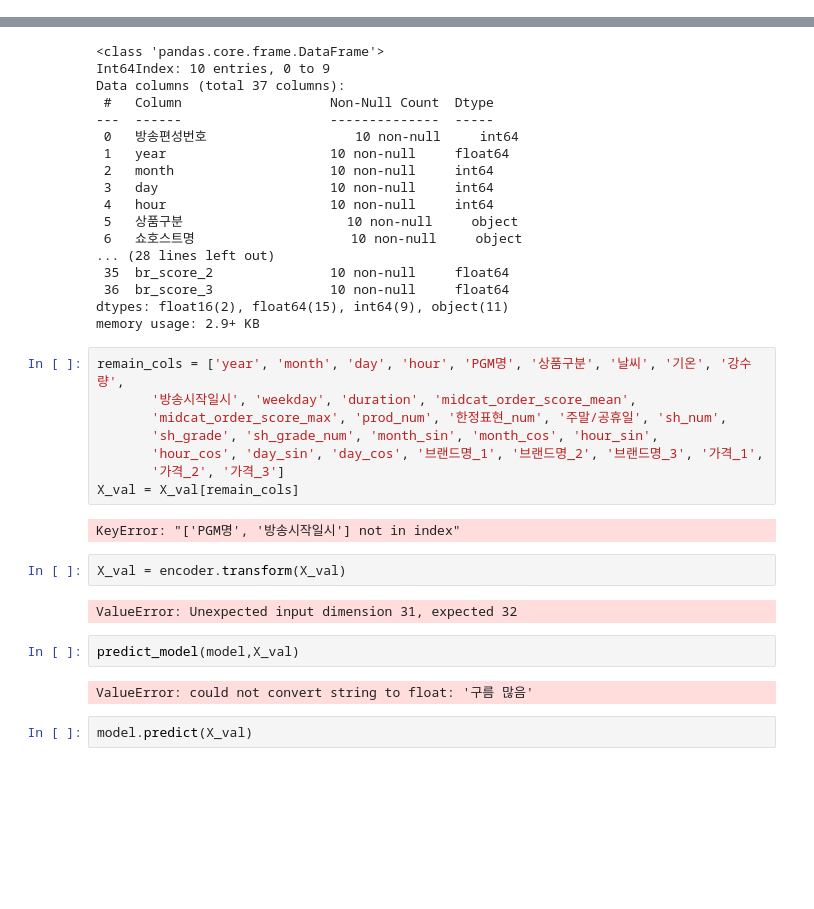
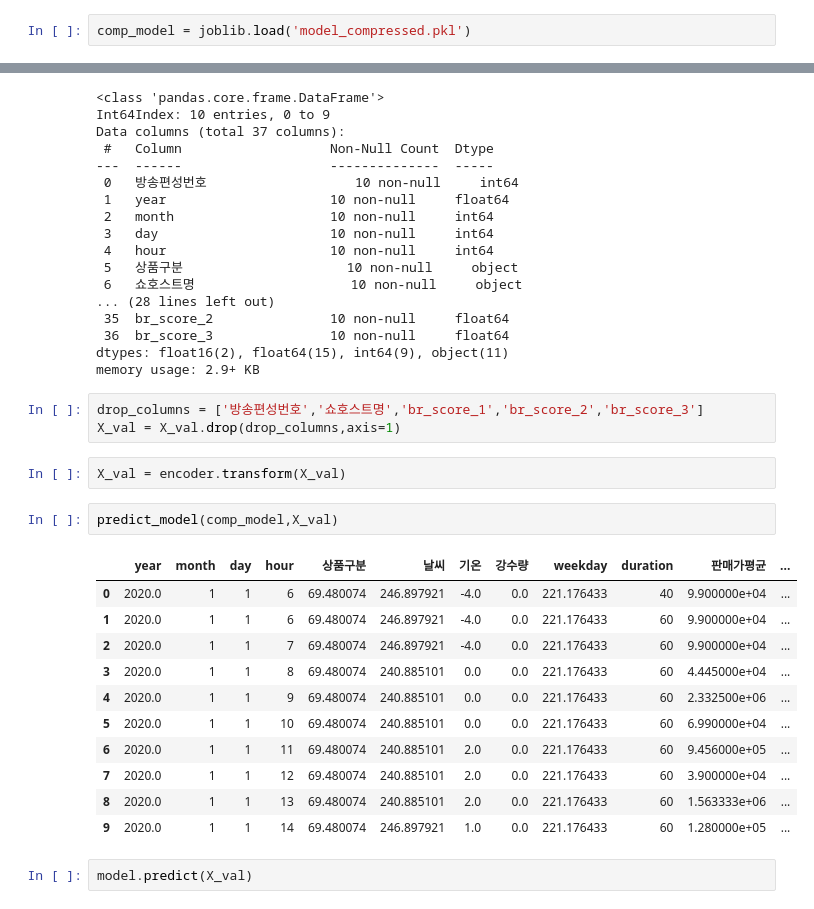
Before and after one commit to beomso0/predict_call, a Jupyter notebook: jh_caret/test.ipynb, the cells around one changed output, grey strips where cells are left out. Saved outputs shown, nothing was run; the diff lists cells and outputs as text; blank space fills up the shorter version.

Commit message:
model added

```diff
--- a/jh_caret/test.ipynb
+++ b/jh_caret/test.ipynb
@@ -9,3 +13,5 @@ encoder = joblib.load('0214_encoder.pkl')
+# %%
+comp_model = joblib.load('model_compressed.pkl')
 # %%
 val = data.iloc[:10]
 X_val = val.drop('approx_in_show_call',axis=1)
@@ -35,24 +36,25 @@ Data columns (total 37 columns):
  36  br_score_3               10 non-null     float64
 dtypes: float16(2), float64(15), int64(9), object(11)
 memory usage: 2.9+ KB
-# %%
-remain_cols = ['year', 'month', 'day', 'hour', 'PGM명', '상품구분', '날씨', '기온', '강수량',
-       '방송시작일시', 'weekday', 'duration', 'midcat_order_score_mean',
-       'midcat_order_score_max', 'prod_num', '한정표현_num', '주말/공휴일', 'sh_num',
-       'sh_grade', 'sh_grade_num', 'month_sin', 'month_cos', 'hour_sin',
-       'hour_cos', 'day_sin', 'day_cos', '브랜드명_1', '브랜드명_2', '브랜드명_3', '가격_1',
-       '가격_2', '가격_3']
-X_val = X_val[remain_cols]
-# %% [output]
-KeyError: "['PGM명', '방송시작일시'] not in index"
+# %%
+drop_columns = ['방송편성번호','쇼호스트명','br_score_1','br_score_2','br_score_3']
+X_val = X_val.drop(drop_columns,axis=1)
 # %%
 X_val = encoder.transform(X_val)
-# %% [output]
-ValueError: Unexpected input dimension 31, expected 32
 # %%
-predict_model(model,X_val)
+predict_model(comp_model,X_val)
 # %% [output]
-ValueError: could not convert string to float: '구름 많음'
+|  | year | month | day | hour | 상품구분 | 날씨 | 기온 | 강수량 | weekday | duration | 판매가평균 | ... |
+| 0 | 2020.0 | 1 | 1 | 6 | 69.480074 | 246.897921 | -4.0 | 0.0 | 221.176433 | 40 | 9.900000e+04 | ... |
+| 1 | 2020.0 | 1 | 1 | 6 | 69.480074 | 246.897921 | -4.0 | 0.0 | 221.176433 | 60 | 9.900000e+04 | ... |
+| 2 | 2020.0 | 1 | 1 | 7 | 69.480074 | 246.897921 | -4.0 | 0.0 | 221.176433 | 60 | 9.900000e+04 | ... |
+| 3 | 2020.0 | 1 | 1 | 8 | 69.480074 | 240.885101 | 0.0 | 0.0 | 221.176433 | 60 | 4.445000e+04 | ... |
+| 4 | 2020.0 | 1 | 1 | 9 | 69.480074 | 240.885101 | 0.0 | 0.0 | 221.176433 | 60 | 2.332500e+06 | ... |
+| 5 | 2020.0 | 1 | 1 | 10 | 69.480074 | 240.885101 | 0.0 | 0.0 | 221.176433 | 60 | 6.990000e+04 | ... |
+| 6 | 2020.0 | 1 | 1 | 11 | 69.480074 | 240.885101 | 2.0 | 0.0 | 221.176433 | 60 | 9.456000e+05 | ... |
+| 7 | 2020.0 | 1 | 1 | 12 | 69.480074 | 240.885101 | 2.0 | 0.0 | 221.176433 | 60 | 3.900000e+04 | ... |
+| 8 | 2020.0 | 1 | 1 | 13 | 69.480074 | 240.885101 | 2.0 | 0.0 | 221.176433 | 60 | 1.563333e+06 | ... |
+| 9 | 2020.0 | 1 | 1 | 14 | 69.480074 | 246.897921 | 1.0 | 0.0 | 221.176433 | 60 | 1.280000e+05 | ... |
 # %%
 model.predict(X_val)
 # %% [output]
```
Also changed, not shown: parts of 2 cells of this notebook, 3 other files.
